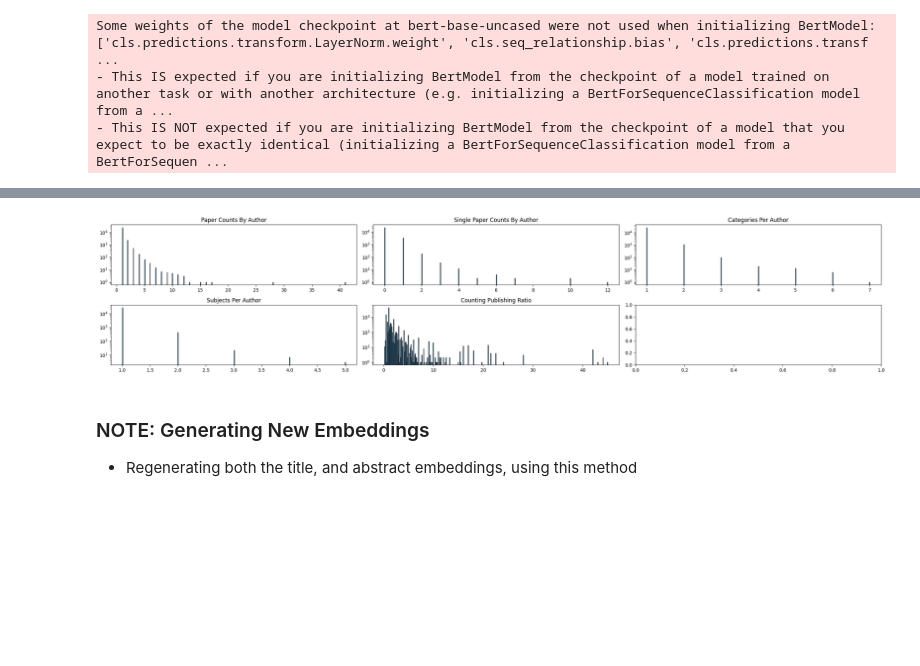
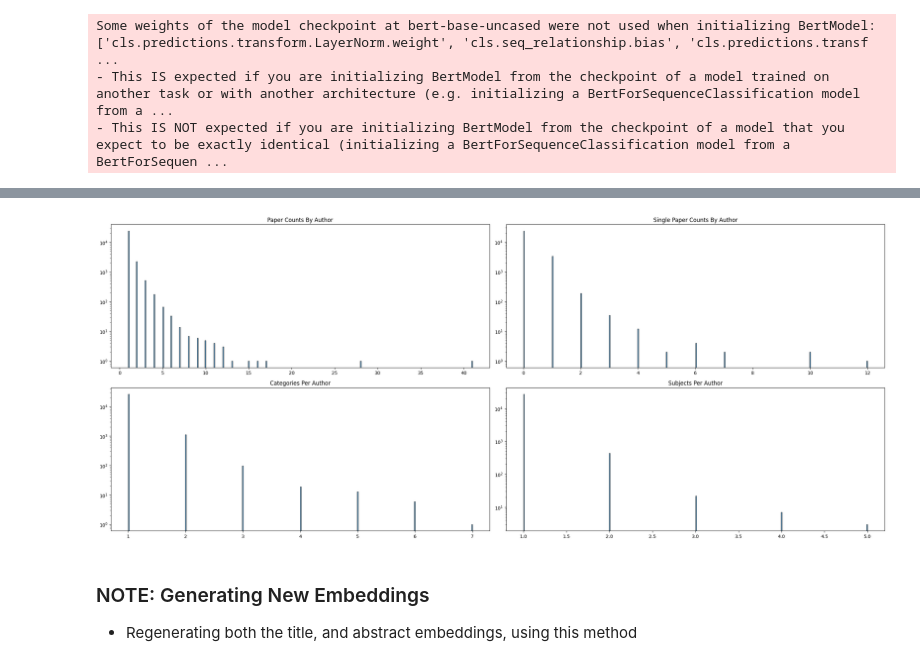
Before and after one commit to lduncan1712/CP421, a Jupyter notebook: CP421 - Project Code.ipynb, the cells around one changed output, grey strips where cells are left out. Cells and saved outputs as stored; diff of their text form; code cells hidden in the pictures; blank space fills up the shorter version.

```diff
--- a/CP421 - Project Code.ipynb
+++ b/CP421 - Project Code.ipynb
@@ -304,6 +305,6 @@ samples_per_category = int(10000 / key_categories)
 #Selecting These Samples
 df_cleaned = (
     df_cleaned.groupby('subject_map')
-      .apply(lambda x: x.sample(n=min(samples_per_category, len(x)), random_state=42))
+      .apply(lambda x: x.sample(n=min(samples_per_category, len(x)), random_state=42), include_groups=False)
       .reset_index(drop=True)
 )
@@ -386,8 +386,6 @@ df_cleaned['abstract_embeddings'] = generate_embeddings('token', df_cleaned['abs
 df_cleaned['joined'] = (np.array(df_cleaned['title_embeddings']) + np.array(df_cleaned['abstract_embeddings']))/2
 
 df_cleaned_copy = df_cleaned
-# %%
-df_cleaned = df_cleaned_copy.copy()
 # %% [markdown]
 ### Additional Embedding Layer: Recursive Aggregation
 
@@ -439,20 +442,19 @@ df_cleaned = df_cleaned.merge(paper_sums, on='id', how='left')
 # %%
 """
 A Generic Function To Plot The Distribution Of A Specified Column
 """
 def plot_distribution(ax, data, title):
     ax.hist(data, bins=350, edgecolor="black", alpha=0.7)
     ax.set_yscale('log')
     ax.set_title(title)
 
-fig, axes = plt.subplots(2, 3, figsize=(24, 5))
+fig, axes = plt.subplots(2, 2, figsize=(24, 10))
 
 plot_distribution(axes[0,0], df_authors["papers"], "Paper Counts By Author")
 plot_distribution(axes[0,1], df_authors["solo"], "Single Paper Counts By Author")
-plot_distribution(axes[0,2], df_authors["mapped_category_count"], "Categories Per Author")
-plot_distribution(axes[1,0], df_authors["subject_map_count"], "Subjects Per Author")
-plot_distribution(axes[1,1], df_cleaned["total_papers"]/df_cleaned['contributors'], "Counting Publishing Ratio")
+plot_distribution(axes[1,0], df_authors["mapped_category_count"], "Categories Per Author")
+plot_distribution(axes[1,1], df_authors["subject_map_count"], "Subjects Per Author")
 plt.tight_layout()
 plt.show()
 # %% [output]
-[figure, old version]
+[figure, new version]
```
Also changed, not shown: parts of 14 cells of this notebook.
